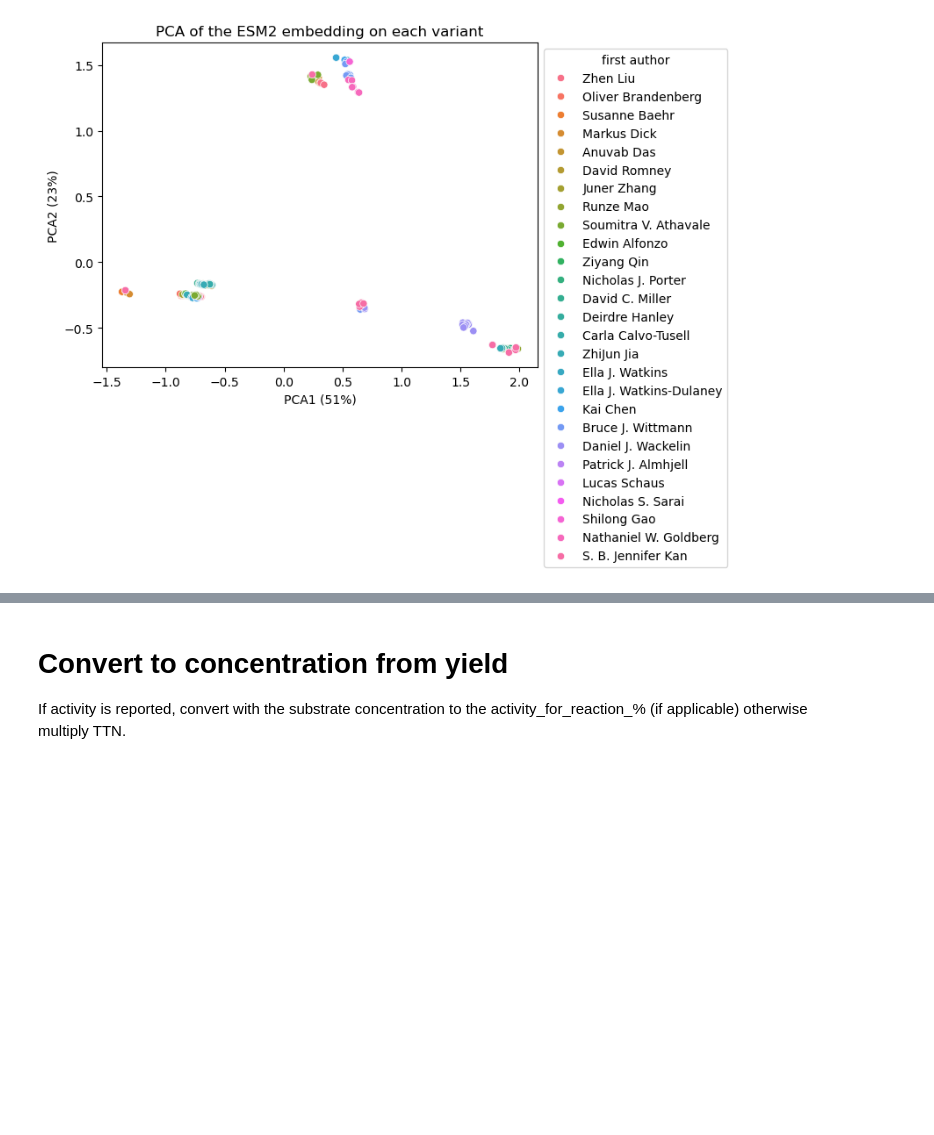
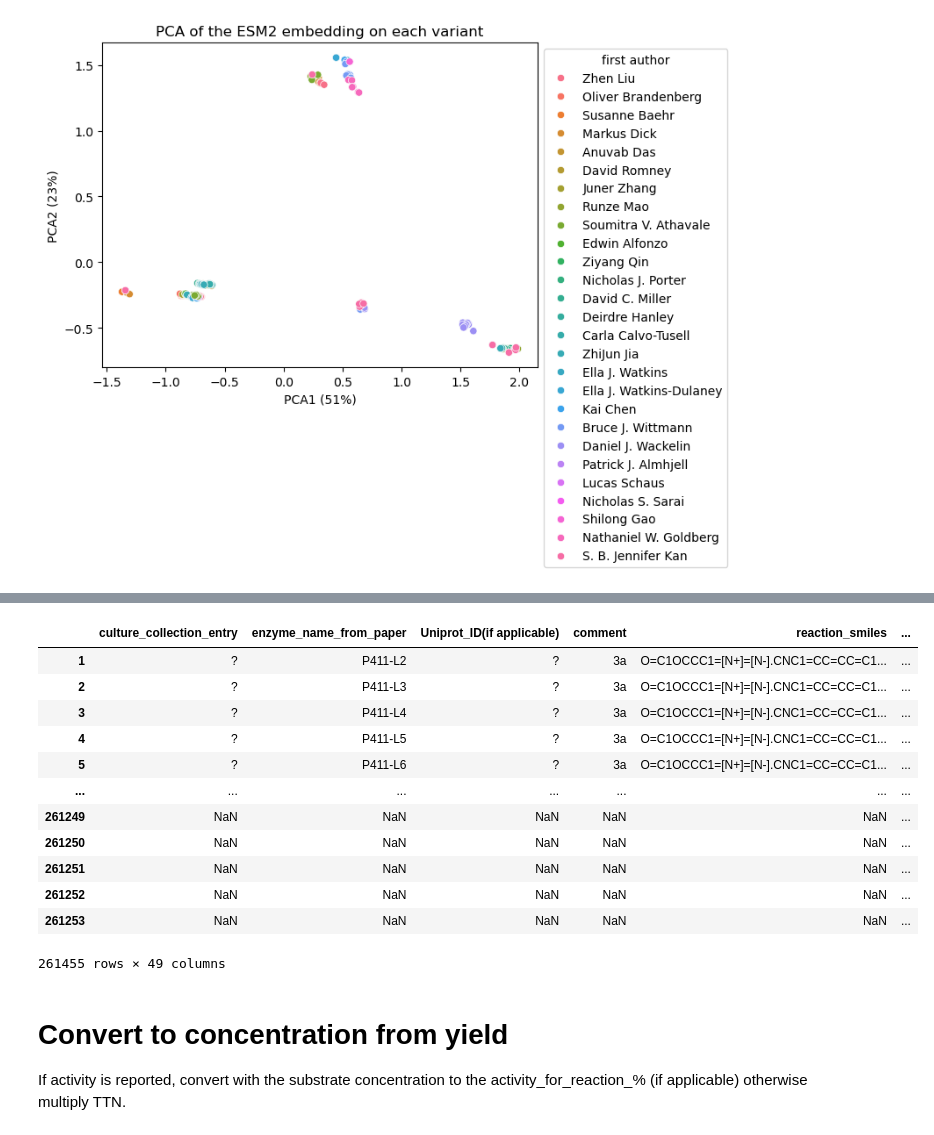
Before and after one commit to fhalab/EnzymeEngineeringDB, a Jupyter notebook: analysis/Enzymes.ipynb, the cells around one changed output, grey strips where cells are left out. Drawn from its saved outputs; the diff is of its cells as text; code cells hidden in the pictures; blank space fills up the shorter version.

```diff
--- a/analysis/Enzymes.ipynb
+++ b/analysis/Enzymes.ipynb
@@ -344,3 +370,19 @@ array([0.514717  , 0.23898697], dtype=float32)
+# %%
+all_rxns
+# %% [output]
+|  | culture_collection_entry | enzyme_name_from_paper | Uniprot_ID(if applicable) | comment | reaction_smiles | ... |
+| 1 | ? | P411-L2 | ? | 3a | O=C1OCCC1=[N+]=[N-].CNC1=CC=CC=C1... | ... |
+| 2 | ? | P411-L3 | ? | 3a | O=C1OCCC1=[N+]=[N-].CNC1=CC=CC=C1... | ... |
+| 3 | ? | P411-L4 | ? | 3a | O=C1OCCC1=[N+]=[N-].CNC1=CC=CC=C1... | ... |
+| 4 | ? | P411-L5 | ? | 3a | O=C1OCCC1=[N+]=[N-].CNC1=CC=CC=C1... | ... |
+| 5 | ? | P411-L6 | ? | 3a | O=C1OCCC1=[N+]=[N-].CNC1=CC=CC=C1... | ... |
+| ... | ... | ... | ... | ... | ... | ... |
+| 261249 | NaN | NaN | NaN | NaN | NaN | ... |
+| 261250 | NaN | NaN | NaN | NaN | NaN | ... |
+| 261251 | NaN | NaN | NaN | NaN | NaN | ... |
+| 261252 | NaN | NaN | NaN | NaN | NaN | ... |
+| 261253 | NaN | NaN | NaN | NaN | NaN | ... |
+261455 rows × 49 columns
 # %% [markdown]
 # Convert to concentration from yield
 
```
Also changed, not shown: parts of 2 cells of this notebook, 1 other file.
